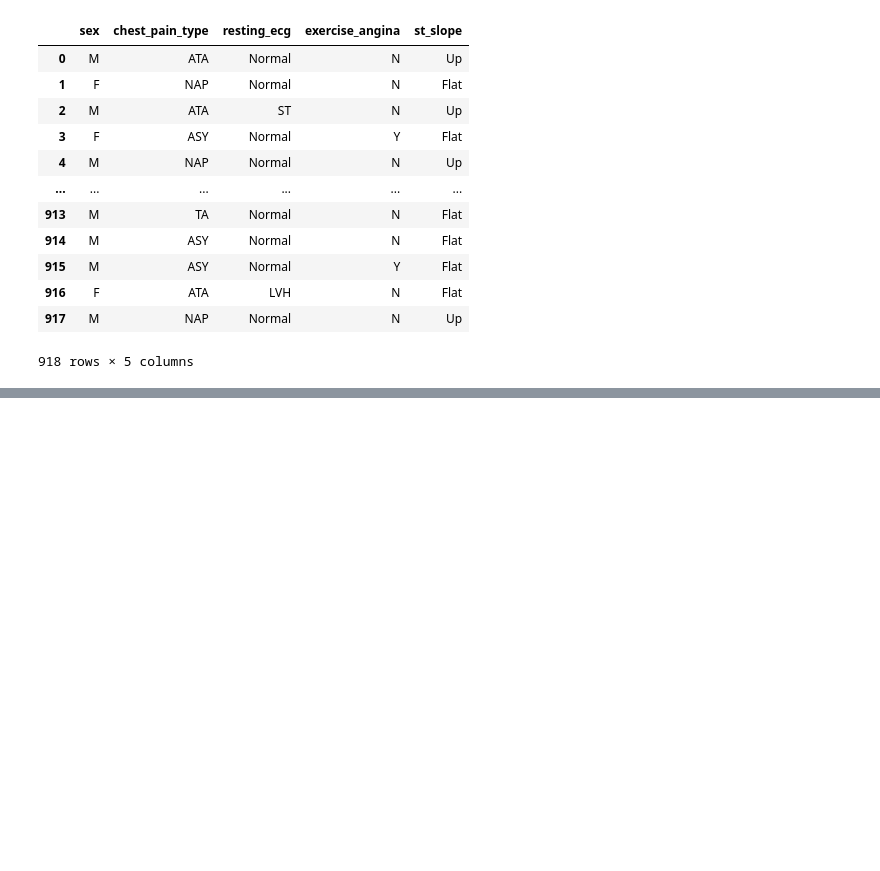
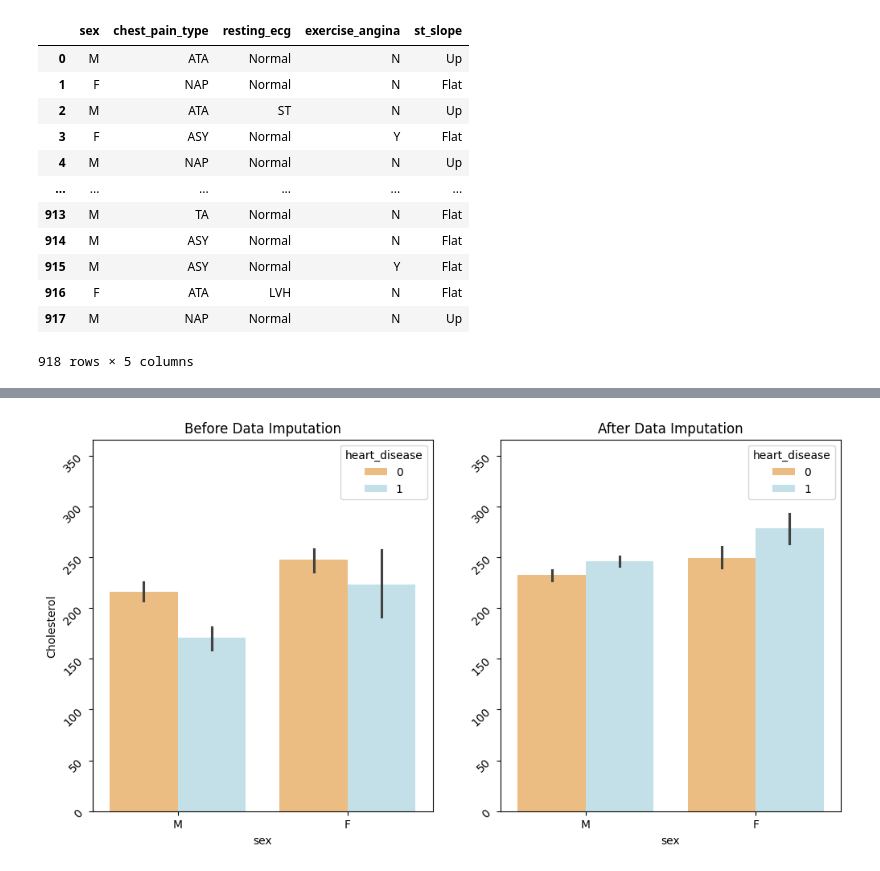
Before and after one commit to ascrivs/heart_disease_dq, a Jupyter notebook: Basics.ipynb, the cells around one changed output, grey strips where cells are left out. Drawn from its saved outputs; the diff is of its cells as text; code cells hidden in the pictures; blank space fills up the shorter version.

```diff
--- a/Basics.ipynb
+++ b/Basics.ipynb
@@ -197,0 +258,28 @@ ValueError: 'min' is not a valid value for scale; supported values are 'linear',
+# %%
+ymax = np.int64(df['cholesterol'].mean() * 1.5) # Abritrary value for ceiling
+
+
+plt.figure(constrained_layout=False, figsize=(12, 6))
+
+# Before Data Imputation
+plt.subplot(1, 2, 1)
+plt.yticks(rotation=45)
+plt.ylabel(ylabel='Cholesterol')
+plt.ylim(0, ymax)
+plt.title('Before Data Imputation')
+# plt.axline(old_df['cholesterol'].mean(),0, color='red')
+sns.barplot(old_df,x='sex',hue='heart_disease',y=old_df['cholesterol'],palette='RdYlBu')
+
+# After Data Imputation
+plt.subplot(1, 2, 2)
+plt.yticks(rotation=45)
+plt.ylabel(ylabel='Cholesterol')
+plt.ylim(0, ymax)
+plt.title('After Data Imputation')
+# plt.axline(df['cholesterol'].mean(),0, color='red')
+plt.ylabel(ylabel=' ')
+sns.barplot(df,x='sex',hue='heart_disease',y=df['cholesterol'],palette='RdYlBu')
+
+plt.show()
+# %% [output]
+[figure, added]
```
Also changed, not shown: parts of 7 cells of this notebook.
